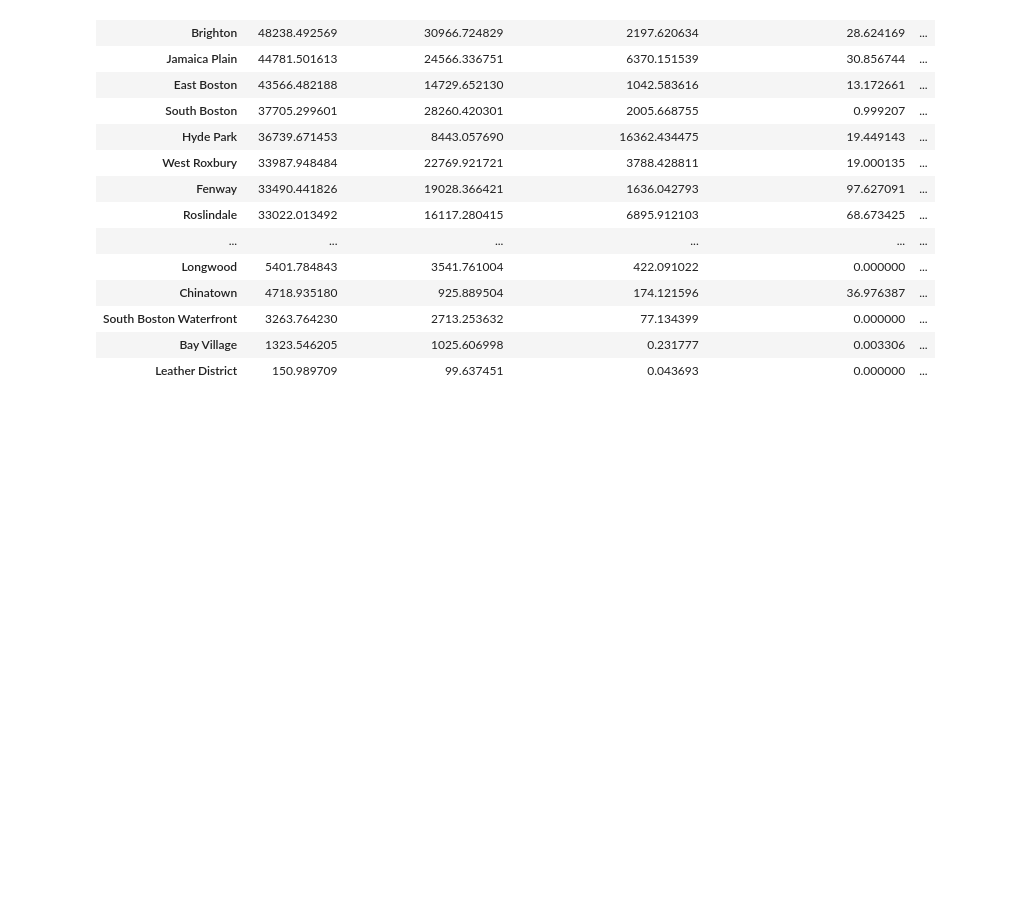
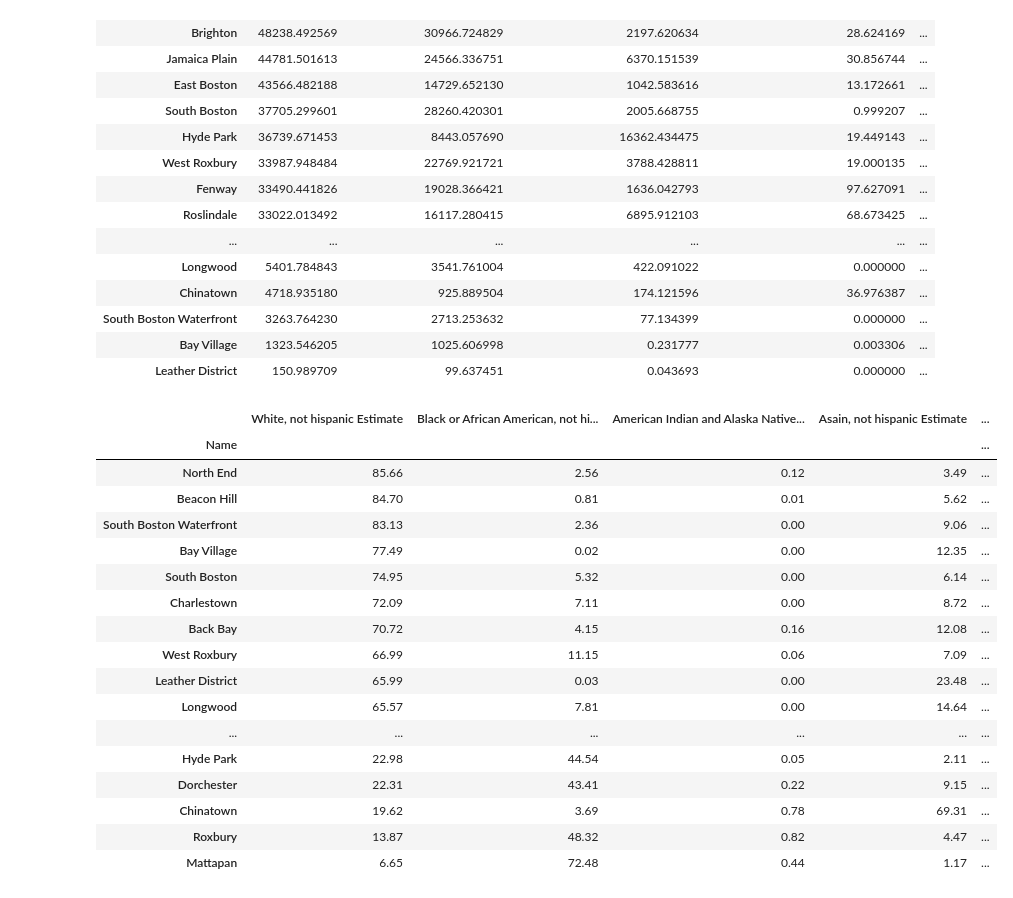
Before and after one commit to emj1020/RacialDotMap_DiversityIndex, a Jupyter notebook: Scripts/01_BOS_BlockGroups_DescriptiveAnalysis.ipynb, the cells around one changed output. Cells and saved outputs as stored; diff of their text form; code cells hidden in the pictures; blank space fills up the shorter version.

```diff
--- a/Scripts/01_BOS_BlockGroups_DescriptiveAnalysis.ipynb
+++ b/Scripts/01_BOS_BlockGroups_DescriptiveAnalysis.ipynb
@@ -341,0 +347,22 @@ nbhood_race.sort_values('Total Estimate', ascending = False)
+# %%
+#We will visualize the data using a heatmap
+nbhood_race.sort_values(by = 'White, not hispanic Estimate', ascending = False).style.background_gradient(cmap='Oranges', axis='columns', vmin=0, vmax = 100).set_precision(2)
+# %% [output]
+|  | White, not hispanic Estimate | Black or African American, not hi... | American Indian and Alaska Native... | Asain, not hispanic Estimate | ... |
+| Name |  |  |  |  | ... |
+| North End | 85.66 | 2.56 | 0.12 | 3.49 | ... |
+| Beacon Hill | 84.70 | 0.81 | 0.01 | 5.62 | ... |
+| South Boston Waterfront | 83.13 | 2.36 | 0.00 | 9.06 | ... |
+| Bay Village | 77.49 | 0.02 | 0.00 | 12.35 | ... |
+| South Boston | 74.95 | 5.32 | 0.00 | 6.14 | ... |
+| Charlestown | 72.09 | 7.11 | 0.00 | 8.72 | ... |
+| Back Bay | 70.72 | 4.15 | 0.16 | 12.08 | ... |
+| West Roxbury | 66.99 | 11.15 | 0.06 | 7.09 | ... |
+| Leather District | 65.99 | 0.03 | 0.00 | 23.48 | ... |
+| Longwood | 65.57 | 7.81 | 0.00 | 14.64 | ... |
+| ... | ... | ... | ... | ... | ... |
+| Hyde Park | 22.98 | 44.54 | 0.05 | 2.11 | ... |
+| Dorchester | 22.31 | 43.41 | 0.22 | 9.15 | ... |
+| Chinatown | 19.62 | 3.69 | 0.78 | 69.31 | ... |
+| Roxbury | 13.87 | 48.32 | 0.82 | 4.47 | ... |
+| Mattapan | 6.65 | 72.48 | 0.44 | 1.17 | ... |
```
Also changed, not shown: parts of 12 cells of this notebook.
